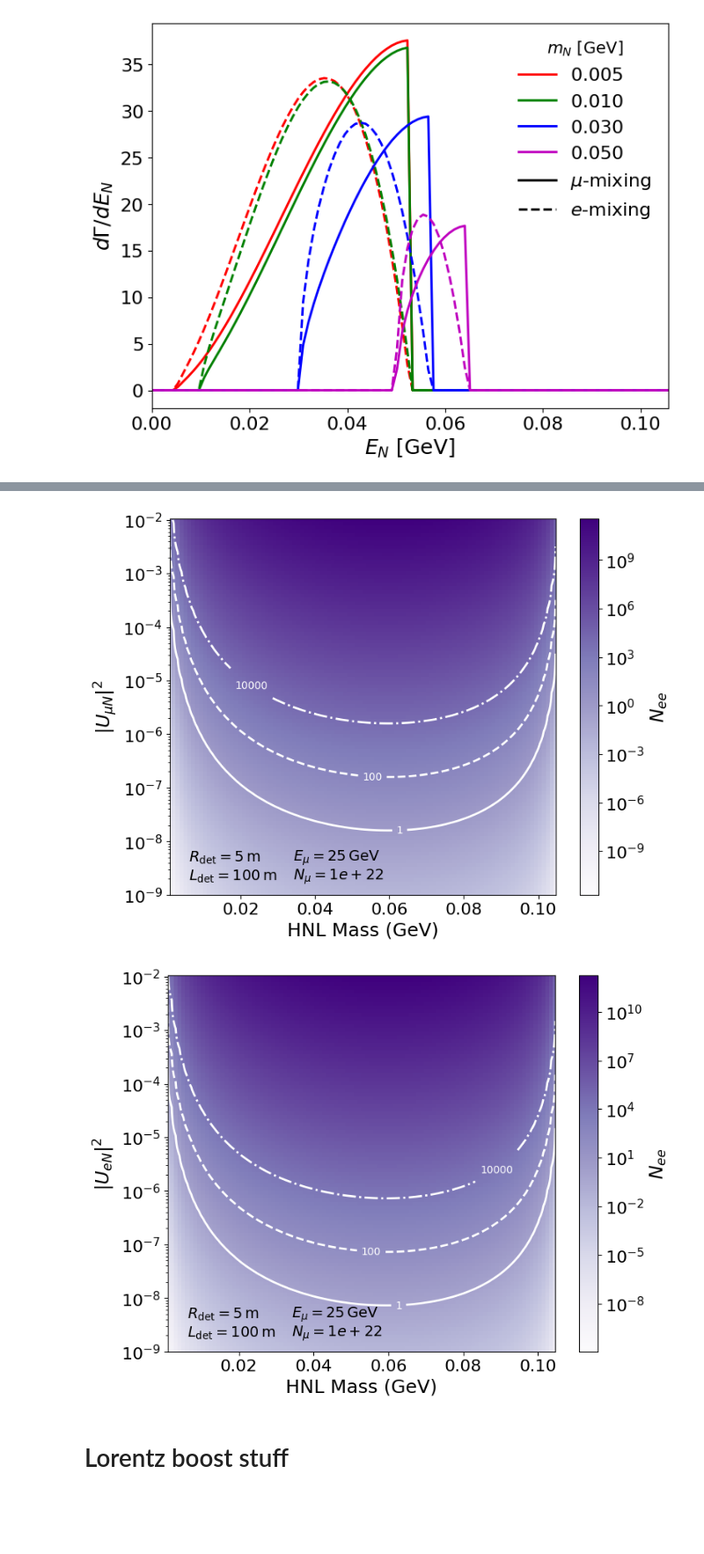
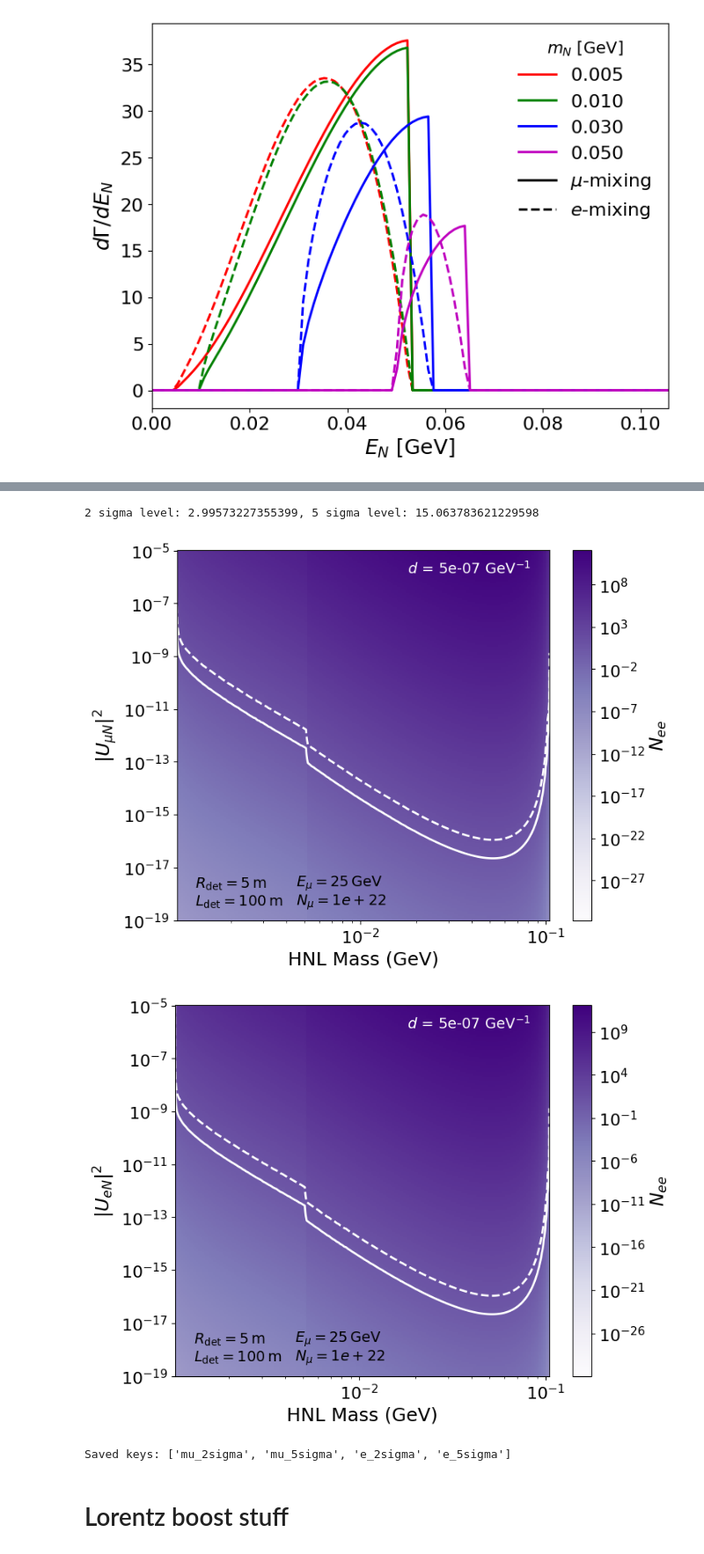
Before and after one commit to nickkamp1/NeutrinoFactoryHNL, a Jupyter notebook: DecayProduction.ipynb, the cells around one changed output, grey strips where cells are left out. Shown at 88% size. Cells and saved outputs as stored; diff of their text form; code cells hidden in the pictures; blank space fills up the shorter version.

Commit message:
refine decay calc and constraint plots

```diff
--- a/DecayProduction.ipynb
+++ b/DecayProduction.ipynb
@@ -3,21 +3,22 @@ import numpy as np
 import matplotlib.pyplot as plt
 plt.style.use("figures.mplstyle")
 from matplotlib.colors import LogNorm
+from scipy.stats import poisson
 
 from src.xs_and_decays import *
 from src.constants import *
 
 # dipole coupling
-d = 0#5e-7 # GeV^-1
+d = 5e-7 # GeV^-1
 # %%
-N = 100
-mN_range = np.linspace(2*m_e, 0.99*m_mu, N) # HNL mass range from 1 MeV to 100 MeV
+N = 200
+mN_range = np.logspace(np.log10(2*m_e), np.log10(0.99*m_mu), N) # HNL mass range from 1 MeV to 100 MeV
 if d> 0: U2_range = np.logspace(-19,-5,N) # Mixing parameter squared range
 else: U2_range = np.logspace(-9,-2,N) # Mixing parameter squared range
 Events_mu = np.zeros((N,N))
 Events_e = np.zeros((N,N))
 for im,mN in enumerate(mN_range):
-    print(f"Calculating for mN = {mN:.3f} GeV")
+    print(f"Calculating for mN = {mN:.3f} GeV",end="\r")
     passing_fraction_mu = get_frac_events_within_transverse_displacement(E_muon,mN,det_radius=det_radius,N_rand=1e3,mixing="mu")
     passing_fraction_e = get_frac_events_within_transverse_displacement(E_muon,mN,det_radius=det_radius,N_rand=1e3,mixing="e")
     for iu,U2 in enumerate(U2_range):
@@ -106,68 +92,83 @@ plt.close(fig)
 # %%
 M_mesh,U2_mesh = np.meshgrid(mN_range,U2_range)
 
+contour_data = {}
+
+alpha_2sigma = 0.95
+alpha_5sigma = 1 - 2.87e-7
+
+level_2sigma = -np.log(1 - alpha_2sigma)  # ≈ 2.996
+level_5sigma = -np.log(1 - alpha_5sigma)  # ≈ 15.06
+print(f"2 sigma level: {level_2sigma}, 5 sigma level: {level_5sigma}")
+
+
 plt.pcolormesh(M_mesh, U2_mesh, Events_mu.T, shading='auto', norm=LogNorm())
 plt.colorbar(label=r'$N_{ee}$')
-CS = plt.contour(M_mesh, U2_mesh, Events_mu.T, levels=[1, 1e2, 1e4], colors='white', linestyles=['-', '--', '-.'])
-# contour labels
-plt.clabel(CS, inline=1, fontsize=10, fmt='%1.0f')
+CS = plt.contour(M_mesh, U2_mesh, Events_mu.T, levels=[level_2sigma, level_5sigma], colors='white', linestyles=['-', '--', '-.'])
 
 # save contours
-for level,path in enumerate(CS.get_paths()):
-    if d > 0: contour_file = open("data/decay_production_contours/HNL_events_muon_mixing_contour_%d_d_%2.2e.txt"%(level,d), "w")
-    else: contour_file = open("data/decay_production_contours/HNL_events_muon_mixing_contour_%d.txt"%(level), "w")
-    v = path.vertices
-    for vertex in v:
-        contour_file.write(f"{vertex[0]} {vertex[1]}\n")
-    contour_file.write("\n")  # separate different segments
-contour_file.close()
+for level_idx, level in enumerate([level_2sigma, level_5sigma]):
+    npz_key = "mu_%s" % ("2sigma" if level_idx == 0 else "5sigma")
+    segs = CS.allsegs[level_idx]
+    if segs:
+        parts = [np.vstack([seg, [np.nan, np.nan]]) for seg in segs]
+        contour_pts = np.concatenate(parts)[:-1]
+    else:
+        contour_pts = np.empty((0, 2))
+    contour_data[npz_key] = contour_pts
 
-#plt.xscale('log')
+
+plt.xscale('log')
 plt.yscale('log')
 plt.xlim(mN_range[0], mN_range[-1])
 plt.xlabel('HNL Mass (GeV)')
 plt.ylabel(r'$|U_{\mu N}|^2$')
 plt.text(0.32, 0.1, r'$E_{\mu}=%1.0f\,\rm{GeV}$'%E_muon, transform=plt.gca().transAxes,ha='left',va='center',color='black',fontsize=14)
 plt.text(0.32, 0.05, r'$N_{\mu}= %1.0e$'%N_muon_decays, transform=plt.gca().transAxes,ha='left',va='center',color='black',fontsize=14)
 plt.text(0.05, 0.1, r'$R_{\rm det} = %1.0f\,{\rm m}$'%(det_radius), transform=plt.gca().transAxes,ha='left',va='center',color='black',fontsize=14)
 plt.text(0.05, 0.05, r'$L_{\rm det} = %1.0f\,{\rm m}$'%(det_length), transform=plt.gca().transAxes,ha='left',va='center',color='black',fontsize=14)
 if d > 0: plt.text(0.95, 0.95, r'$d$ = %1.0e GeV$^{-1}$'%d, transform=plt.gca().transAxes,ha='right',va='center',color='white',fontsize=14)
 plt.tight_layout()
 plt.savefig("Figures/muon_decay/HNL_events_muon_mixing_d_%2.2e.png"%d,dpi=300)
 plt.show()
 
 plt.pcolormesh(M_mesh, U2_mesh, Events_e.T, shading='auto', norm=LogNorm())
 plt.colorbar(label=r'$N_{ee}$')
-CS = plt.contour(M_mesh, U2_mesh, Events_e.T, levels=[1, 1e2, 1e4], colors='white', linestyles=['-', '--', '-.'])
-# contour labels
-plt.clabel(CS, inline=1, fontsize=10, fmt='%1.0f')
+CS = plt.contour(M_mesh, U2_mesh, Events_e.T, levels=[level_2sigma, level_5sigma], colors='white', linestyles=['-', '--', '-.'])
 
 # save contours
-for level,path in enumerate(CS.get_paths()):
-    if d > 0: contour_file = open("data/decay_production_contours/HNL_events_electron_mixing_contour_%d_d_%2.2e.txt"%(level,d), "w")
-    else: contour_file = open("data/decay_production_contours/HNL_events_electron_mixing_contour_%d.txt"%(level), "w")
-    v = path.vertices
-    for vertex in v:
-        contour_file.write(f"{vertex[0]} {vertex[1]}\n")
-    contour_file.write("\n")  # separate different segments
-contour_file.close()
+for level_idx, level in enumerate([level_2sigma, level_5sigma]):
+    npz_key = "e_%s" % ("2sigma" if level_idx == 0 else "5sigma")
+    segs = CS.allsegs[level_idx]
+    if segs:
+        parts = [np.vstack([seg, [np.nan, np.nan]]) for seg in segs]
+        contour_pts = np.concatenate(parts)[:-1]
+    else:
+        contour_pts = np.empty((0, 2))
+    contour_data[npz_key] = contour_pts
 
-#plt.xscale('log')
+
+plt.xscale('log')
 plt.yscale('log')
 plt.xlim(mN_range[0], mN_range[-1])
 plt.xlabel('HNL Mass (GeV)')
 plt.ylabel(r'$|U_{e N}|^2$')
 plt.text(0.32, 0.1, r'$E_{\mu}=%1.0f\,\rm{GeV}$'%E_muon, transform=plt.gca().transAxes,ha='left',va='center',color='black',fontsize=14)
 plt.text(0.32, 0.05, r'$N_{\mu}= %1.0e$'%N_muon_decays, transform=plt.gca().transAxes,ha='left',va='center',color='black',fontsize=14)
 plt.text(0.05, 0.1, r'$R_{\rm det} = %1.0f\,{\rm m}$'%(det_radius), transform=plt.gca().transAxes,ha='left',va='center',color='black',fontsize=14)
 plt.text(0.05, 0.05, r'$L_{\rm det} = %1.0f\,{\rm m}$'%(det_length), transform=plt.gca().transAxes,ha='left',va='center',color='black',fontsize=14)
 if d > 0: plt.text(0.95, 0.95, r'$d$ = %1.0e GeV$^{-1}$'%d, transform=plt.gca().transAxes,ha='right',va='center',color='white',fontsize=14)
 plt.tight_layout()
 plt.savefig("Figures/muon_decay/HNL_events_electron_mixing_d_%2.2e.png"%d,dpi=300)
 plt.show()
+
+np.savez("data/decay_production_contours_d_%2.2e.npz"%d, **contour_data)
+print("Saved keys:", list(contour_data.keys()))
 # %% [output]
+2 sigma level: 2.99573227355399, 5 sigma level: 15.063783621229598
-[figure, old version]
+[figure, new version]
-[figure, old version]
+[figure, new version]
+Saved keys: ['mu_2sigma', 'mu_5sigma', 'e_2sigma', 'e_5sigma']
 # %% [markdown]
 # Lorentz boost stuff
 # %%
```
Also changed, not shown: parts of 2 cells of this notebook, 23 other files.
